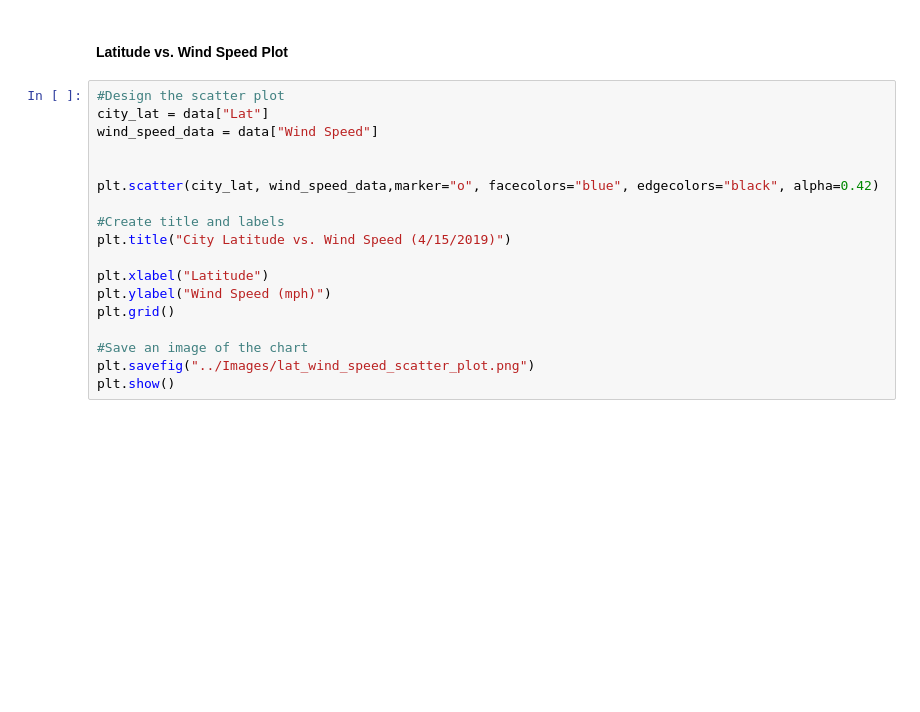
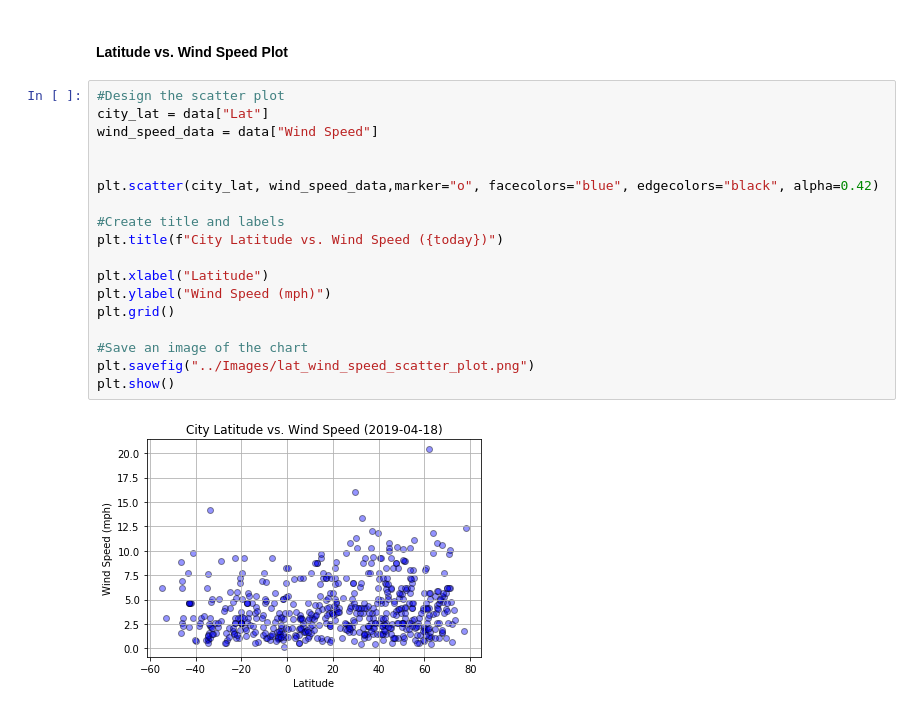
Before and after one commit to victoryamaykin/Equator-Data-Visualization-Dashboard, a Jupyter notebook: jupyter_notebook/WeatherPy.ipynb, the cells around one changed output. Cells and saved outputs as stored; diff of their text form; blank space fills up the shorter version.

```diff
--- a/jupyter_notebook/WeatherPy.ipynb
+++ b/jupyter_notebook/WeatherPy.ipynb
@@ -202,18 +241,20 @@ plt.show()
 # %%
 #Design the scatter plot
 city_lat = data["Lat"]
 wind_speed_data = data["Wind Speed"]
 
 
 plt.scatter(city_lat, wind_speed_data,marker="o", facecolors="blue", edgecolors="black", alpha=0.42)
 
 #Create title and labels
-plt.title("City Latitude vs. Wind Speed (4/15/2019)")
+plt.title(f"City Latitude vs. Wind Speed ({today})")
 
 plt.xlabel("Latitude")
 plt.ylabel("Wind Speed (mph)")
 plt.grid()
 
 #Save an image of the chart
 plt.savefig("../Images/lat_wind_speed_scatter_plot.png")
 plt.show()
+# %% [output]
+[figure, added]
```
Also changed, not shown: parts of 8 cells of this notebook, 10 other files.
